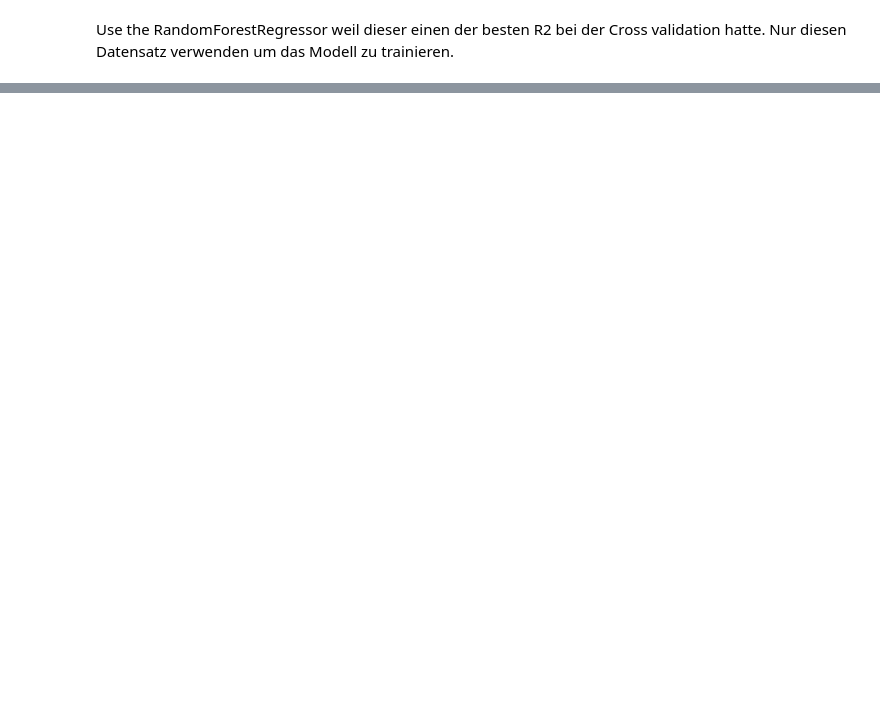
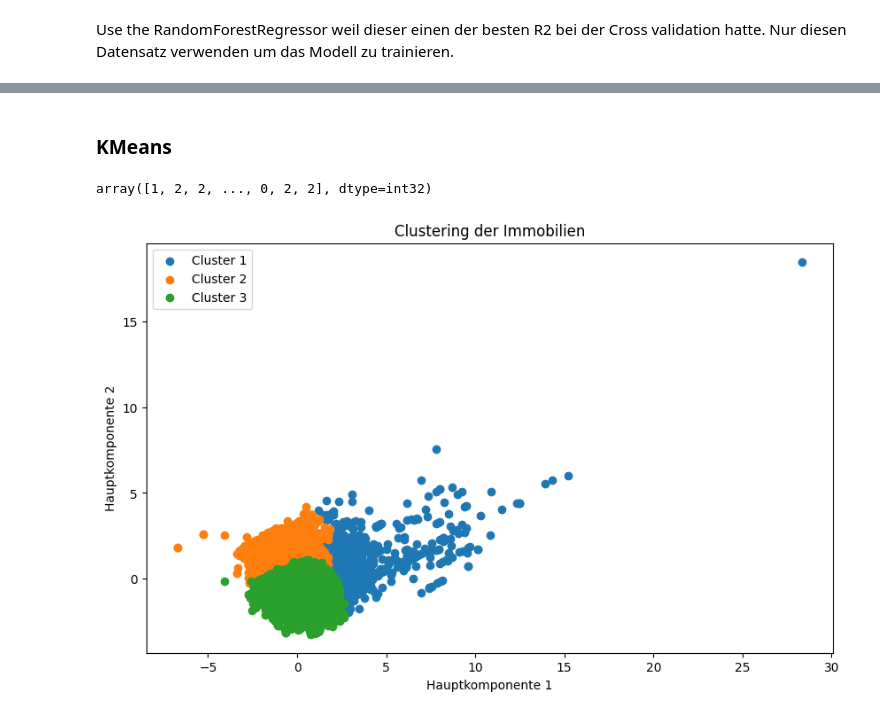
Before and after one commit to TobiasGleiter/data-science, a Jupyter notebook: main.ipynb, the cells around one changed output, grey strips where cells are left out. Cells and saved outputs as stored; diff of their text form; code cells hidden in the pictures; blank space fills up the shorter version.

```diff
--- a/main.ipynb
+++ b/main.ipynb
@@ -1299,0 +1389,31 @@ array([109.27253418])
+# %% [markdown]
+### KMeans
+# %%
+# KMean trainieren auf durch den PCA erstellten Datensatz
+from sklearn.cluster import KMeans
+
+num_clusters = 3
+
+kmeans = KMeans(n_clusters=num_clusters, random_state=42)
+kmeans.fit(pca_df)
+
+cluster_labels = kmeans.labels_
+
+cluster_labels
+# %% [output]
+array([1, 2, 2, ..., 0, 2, 2], dtype=int32)
+# %%
+import matplotlib.pyplot as plt
+
+plt.figure(figsize=(10, 6))
+for cluster in range(num_clusters):
+    plt.scatter(pca_df.loc[cluster_labels == cluster, 'PC1'],
+                pca_df.loc[cluster_labels == cluster, 'PC2'],
+                label=f'Cluster {cluster+1}')
+plt.title('Clustering der Immobilien')
+plt.xlabel('Hauptkomponente 1')
+plt.ylabel('Hauptkomponente 2')
+plt.legend()
+plt.show()
+# %% [output]
+[figure, added]
```
Also changed, not shown: parts of 20 cells of this notebook.
